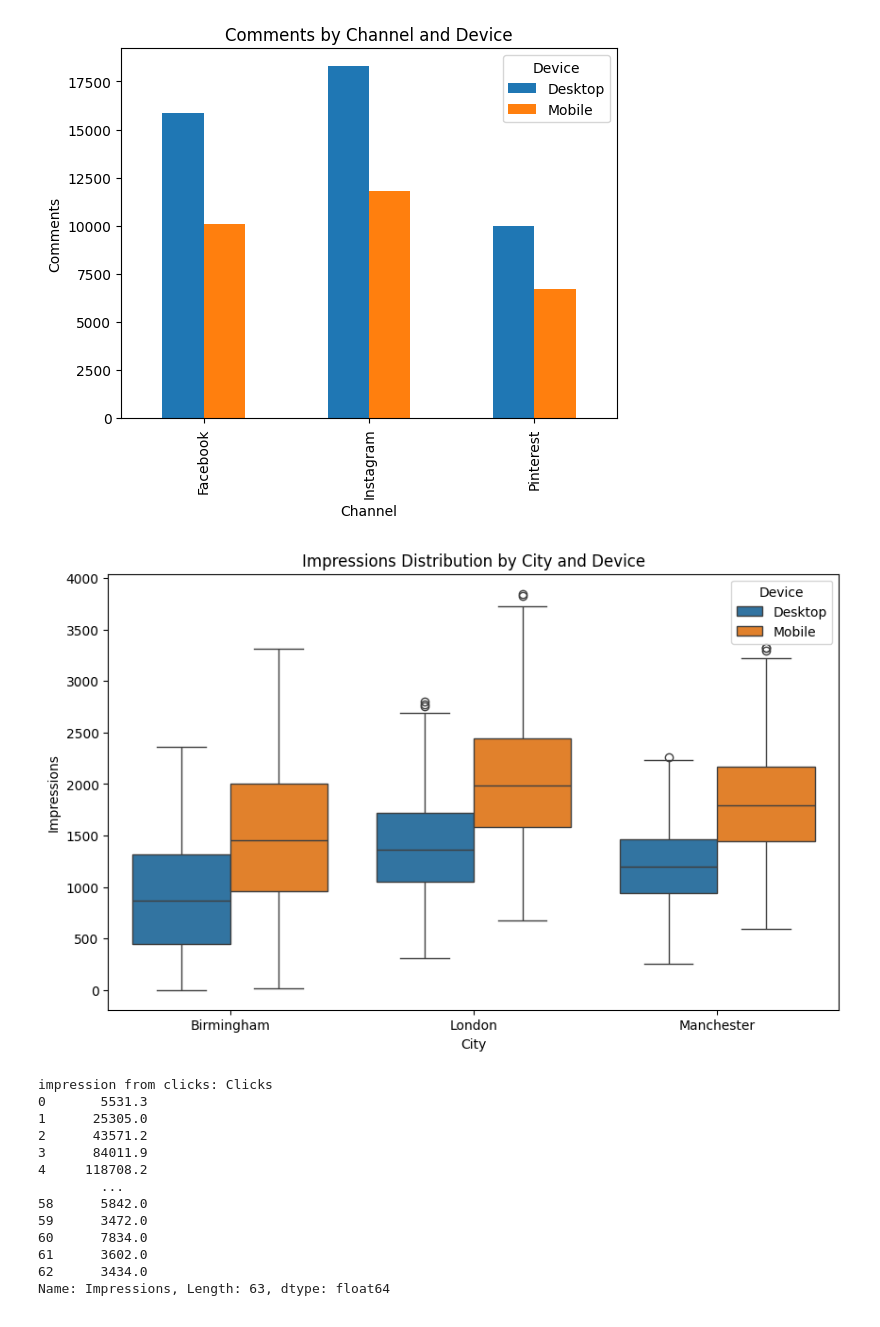
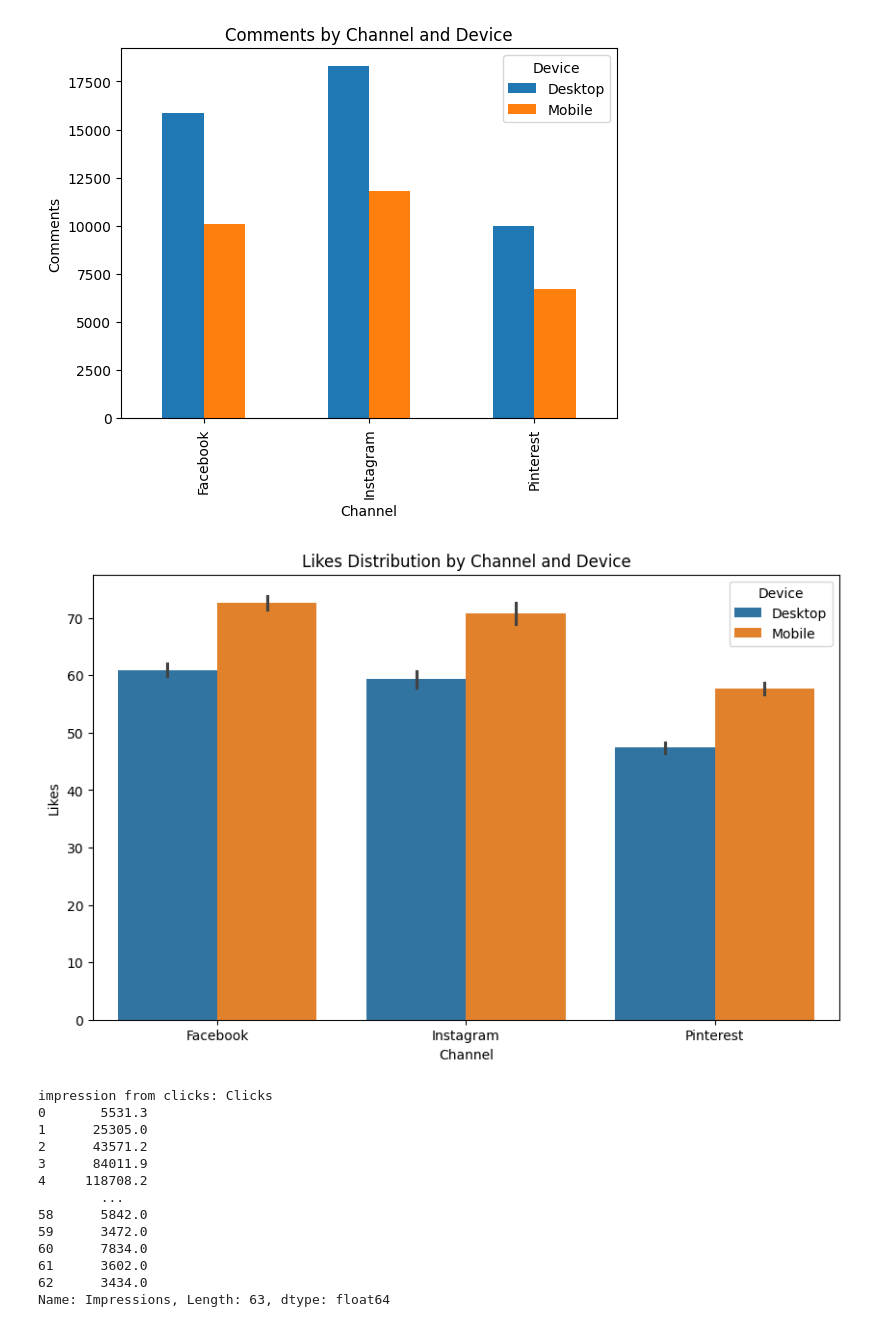
Before and after one commit to Github-sanket07sett/Market-Campaign-Analysis, a Jupyter notebook: Market_Analysis.ipynb, the cells around one changed output. Drawn from its saved outputs; the diff is of its cells as text; code cells hidden in the pictures.

```diff
--- a/Market_Analysis.ipynb
+++ b/Market_Analysis.ipynb
@@ -681,12 +661,12 @@ Pinterest    10006    6686
 [figure]
 # %%
 plt.figure(figsize=(10, 6))
-sns.boxplot(x='City', y='Impressions', hue='Device', data=df)
-plt.xlabel('City')
-plt.ylabel('Impressions')
-_ = plt.title('Impressions Distribution by City and Device')
+sns.barplot(x='Channel', y='Likes (Reactions)', hue='Device', data=df)
+plt.xlabel('Channel')
+plt.ylabel('Likes')
+_ = plt.title('Likes Distribution by Channel and Device')
 # %% [output]
-[figure, old version]
+[figure, new version]
 # %%
 impression_clicks=df['Impressions'].groupby(df["Clicks"]).sum()
 print("impression from clicks:",impression_clicks)
```
Also changed, not shown: parts of 4 cells of this notebook.
